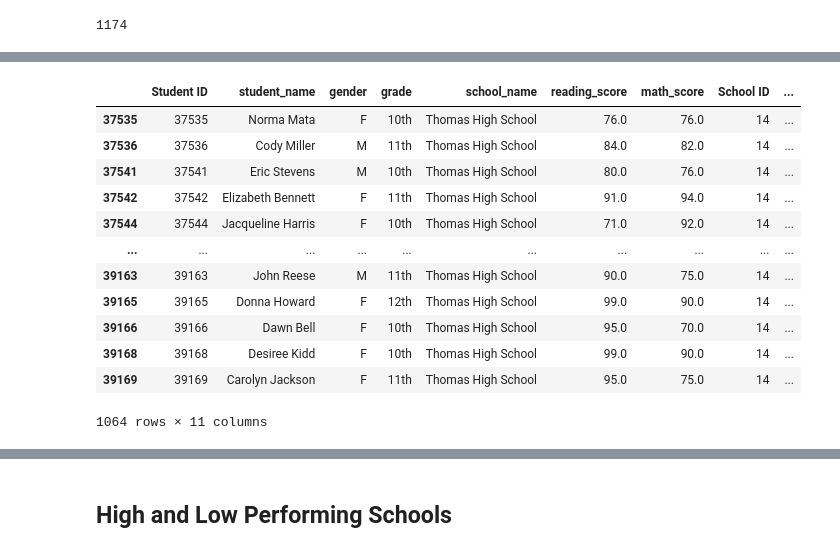
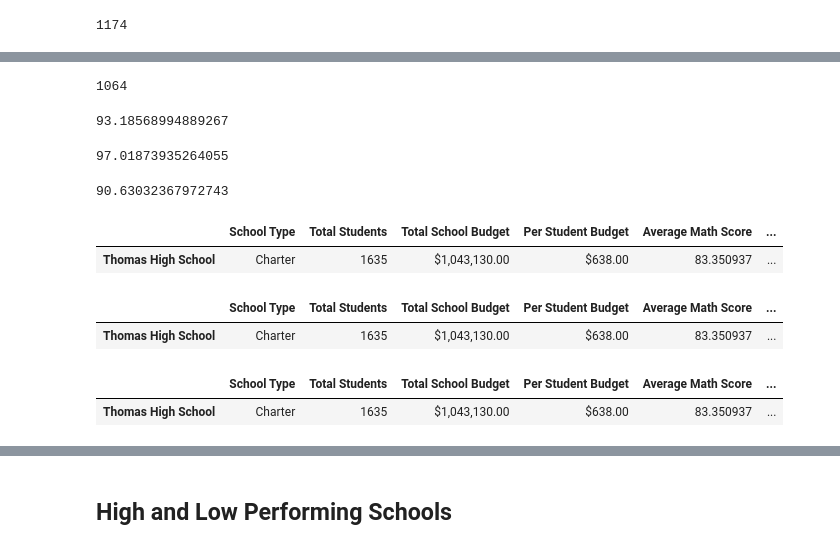
Before and after one commit to jmarrujo31/School_District_Analysis, a Jupyter notebook: PyCitySchools_Challenge_starter_code.ipynb, the cells around one changed output, grey strips where cells are left out. Cells and saved outputs as stored; diff of their text form; code cells hidden in the pictures.

```diff
--- a/PyCitySchools_Challenge_starter_code.ipynb
+++ b/PyCitySchools_Challenge_starter_code.ipynb
@@ -292,8 +292,8 @@ thsstudent10_12_count
 1174
 # %%
 # Step 6. Get all the students passing math from THS
-passing_math_ths = school_data_complete_df[(school_data_complete_df["math_score"] >= 70)
-                                          &  (school_data_complete_df["school_name"]=="Thomas High School")]
+passing_math_ths = school_data_complete_df.loc[(school_data_complete_df["math_score"] >= 70)
+                                          &  (school_data_complete_df["school_name"]=="Thomas High School"),'math_score'].count()
 
 passing_math_ths
 # %% [output]
@@ -333,32 +309,47 @@ passing_reading_ths
 # %%
 # Step 8. Get all the students passing math and reading from THS
-passing_math_readingths = school_data_complete_df[(school_data_complete_df["math_score"] >= 70)
+passing_mathreading_ths = school_data_complete_df.loc[(school_data_complete_df["math_score"] >= 70)
                                                & (school_data_complete_df["reading_score"] >= 70)
-                                                & (school_data_complete_df["school_name"]=="Thomas High School")]
-passing_math_readingths
+                                                & (school_data_complete_df["school_name"]=="Thomas High School"),'reading_score'].count()
+passing_mathreading_ths
 # %% [output]
-|  | Student ID | student_name | gender | grade | school_name | reading_score | math_score | School ID | ... |
-| 37535 | 37535 | Norma Mata | F | 10th | Thomas High School | 76.0 | 76.0 | 14 | ... |
-| 37536 | 37536 | Cody Miller | M | 11th | Thomas High School | 84.0 | 82.0 | 14 | ... |
-| 37541 | 37541 | Eric Stevens | M | 10th | Thomas High School | 80.0 | 76.0 | 14 | ... |
-| 37542 | 37542 | Elizabeth Bennett | F | 11th | Thomas High School | 91.0 | 94.0 | 14 | ... |
-| 37544 | 37544 | Jacqueline Harris | F | 10th | Thomas High School | 71.0 | 92.0 | 14 | ... |
-| ... | ... | ... | ... | ... | ... | ... | ... | ... | ... |
-| 39163 | 39163 | John Reese | M | 11th | Thomas High School | 90.0 | 75.0 | 14 | ... |
-| 39165 | 39165 | Donna Howard | F | 12th | Thomas High School | 99.0 | 90.0 | 14 | ... |
-| 39166 | 39166 | Dawn Bell | F | 10th | Thomas High School | 95.0 | 70.0 | 14 | ... |
-| 39168 | 39168 | Desiree Kidd | F | 10th | Thomas High School | 99.0 | 90.0 | 14 | ... |
-| 39169 | 39169 | Carolyn Jackson | F | 11th | Thomas High School | 95.0 | 75.0 | 14 | ... |
-1064 rows × 11 columns
+1064
 # %%
 # Step 9. Calculate the percentage of 10th-12th grade students passing math from Thomas High School.
+ths10_12_passing_math = passing_math_ths / thsstudent10_12_count * 100
+ths10_12_passing_math
+# %% [output]
+93.18568994889267
 # %%
 # Step 10. Calculate the percentage of 10th-12th grade students passing reading from Thomas High School.
+ths10_12_passing_reading = passing_reading_ths / thsstudent10_12_count * 100
+ths10_12_passing_reading
+# %% [output]
+97.01873935264055
 # %%
 # Step 11. Calculate the overall passing percentage of 10th-12th grade from Thomas High School.
+ths10_12_passing_overal = passing_mathreading_ths / thsstudent10_12_count * 100
+ths10_12_passing_overal
+# %% [output]
+90.63032367972743
 # %%
 # Step 12. Replace the passing math percent for Thomas High School in the per_school_summary_df.
+per_school_summary_df.loc["Thomas High School","% Passing Math"] = ths10_12_passing_math
+per_school_summary_df[per_school_summary_df.index == "Thomas High School"]
+# %% [output]
+|  | School Type | Total Students | Total School Budget | Per Student Budget | Average Math Score | ... |
+| Thomas High School | Charter | 1635 | $1,043,130.00 | $638.00 | 83.350937 | ... |
 # %%
 # Step 13. Replace the passing reading percentage for Thomas High School in the per_school_summary_df.
+per_school_summary_df.loc["Thomas High School","% Passing Reading"] = ths10_12_passing_reading
+per_school_summary_df[per_school_summary_df.index == "Thomas High School"]
+# %% [output]
+|  | School Type | Total Students | Total School Budget | Per Student Budget | Average Math Score | ... |
+| Thomas High School | Charter | 1635 | $1,043,130.00 | $638.00 | 83.350937 | ... |
 # %%
 # Step 14. Replace the overall passing percentage for Thomas High School in the per_school_summary_df.
+per_school_summary_df.loc["Thomas High School","% Overall Passing"] = ths10_12_passing_overal
+per_school_summary_df[per_school_summary_df.index == "Thomas High School"]
+# %% [output]
+|  | School Type | Total Students | Total School Budget | Per Student Budget | Average Math Score | ... |
+| Thomas High School | Charter | 1635 | $1,043,130.00 | $638.00 | 83.350937 | ... |
```
Also changed, not shown: parts of 7 cells of this notebook.
